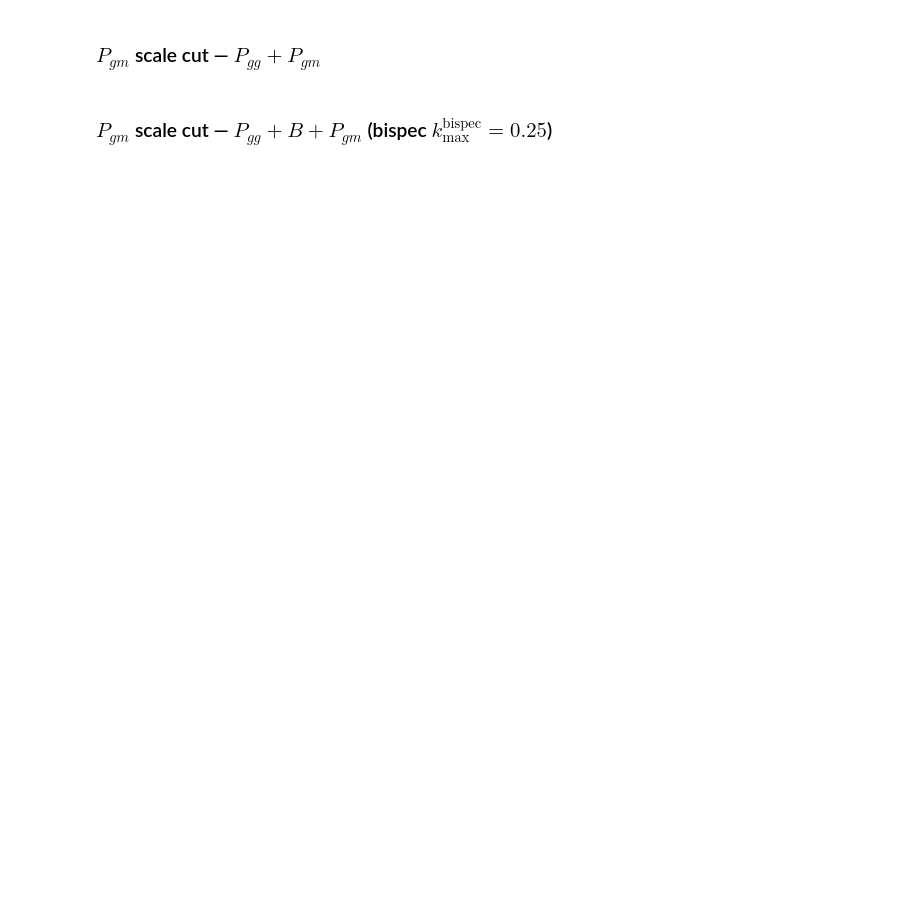
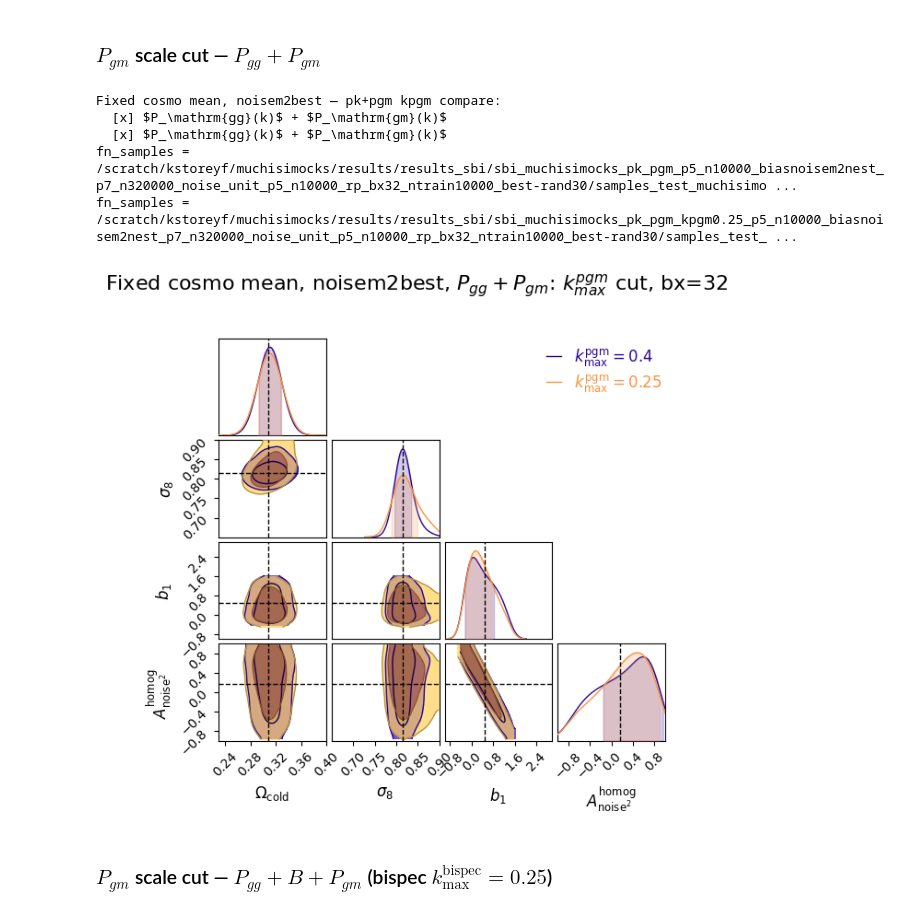
Before and after one commit to kstoreyf/muchisimocks, a Jupyter notebook: notebooks/2026-06-03_inference_noisem2best.ipynb, the cells around one changed output. Cells and saved outputs as stored; diff of their text form; code cells hidden in the pictures; blank space fills up the shorter version.

```diff
--- a/notebooks/2026-06-03_inference_noisem2best.ipynb
+++ b/notebooks/2026-06-03_inference_noisem2best.ipynb
@@ -365,21 +498,28 @@ plot_fiducial_triangle(
 # %%
 (
     tags_inf_m2b_pgm, labels_m2b_pgm, colors_m2b_pgm, tags_test_m2b_pgm, keep_m2b_pgm,
-    _, theta_zoom_m2b,
+    _, theta_zoom_m2b, _,
 ) = setup_fixed_mean(
     TAG_BIASPARAMS_TRAIN,
     TAG_BIASPARAMS_TEST,
     STATISTICS_ARR_CMP_PGM,
     TAGS_MASK_CMP_PGM,
 )
 print_available("Fixed cosmo mean, noisem2best — pk+pgm kpgm compare:", labels_m2b_pgm, tags_inf_m2b_pgm, tags_test_m2b_pgm, keep_m2b_pgm)
 
 plot_kpgm_cmp_triangle(
     tags_inf_m2b_pgm, labels_m2b_pgm, colors_m2b_pgm, tags_test_m2b_pgm, keep_m2b_pgm,
     f"Fixed cosmo mean, noisem2best, $P_{{gg}}+P_{{gm}}$: $k_{{max}}^{{pgm}}$ cut, bx={bx}",
     theta_zoom_m2b,
     tags_mask=TAGS_MASK_CMP_PGM,
 )
+# %% [output]
+Fixed cosmo mean, noisem2best — pk+pgm kpgm compare:
+  [x] $P_\mathrm{gg}(k)$ + $P_\mathrm{gm}(k)$
+  [x] $P_\mathrm{gg}(k)$ + $P_\mathrm{gm}(k)$
+fn_samples = /scratch/kstoreyf/muchisimocks/results/results_sbi/sbi_muchisimocks_pk_pgm_p5_n10000_biasnoisem2nest_p7_n320000_noise_unit_p5_n10000_rp_bx32_ntrain10000_best-rand30/samples_test_muchisimo ...
+fn_samples = /scratch/kstoreyf/muchisimocks/results/results_sbi/sbi_muchisimocks_pk_pgm_kpgm0.25_p5_n10000_biasnoisem2nest_p7_n320000_noise_unit_p5_n10000_rp_bx32_ntrain10000_best-rand30/samples_test_ ...
+[figure, added]
 # %% [markdown]
 ### $P_{gm}$ scale cut — $P_{gg}+B+P_{gm}$ (bispec $k_\text{max}^\text{bispec}=0.25$)
 # %%
```
Also changed, not shown: parts of 15 cells of this notebook, 3 other files.
